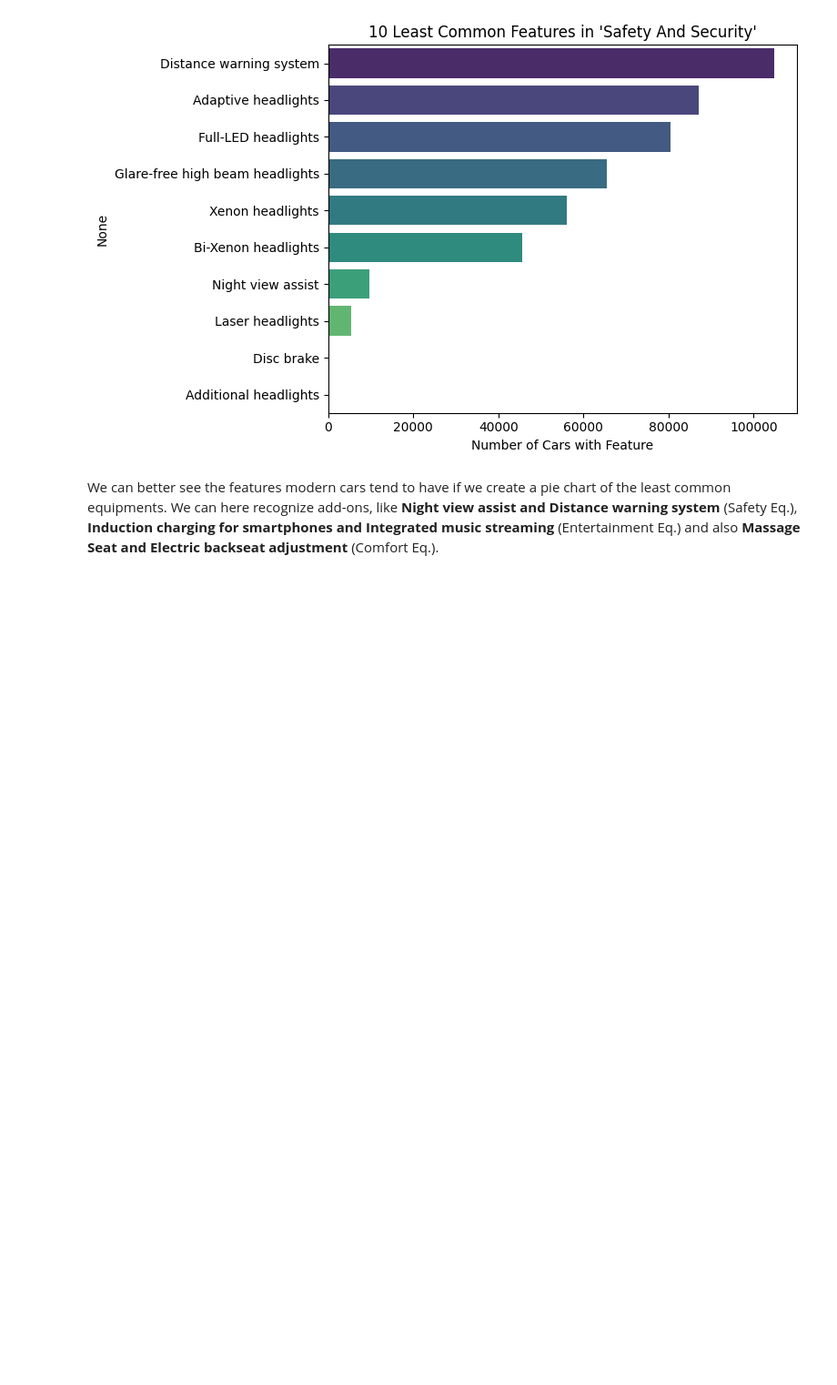
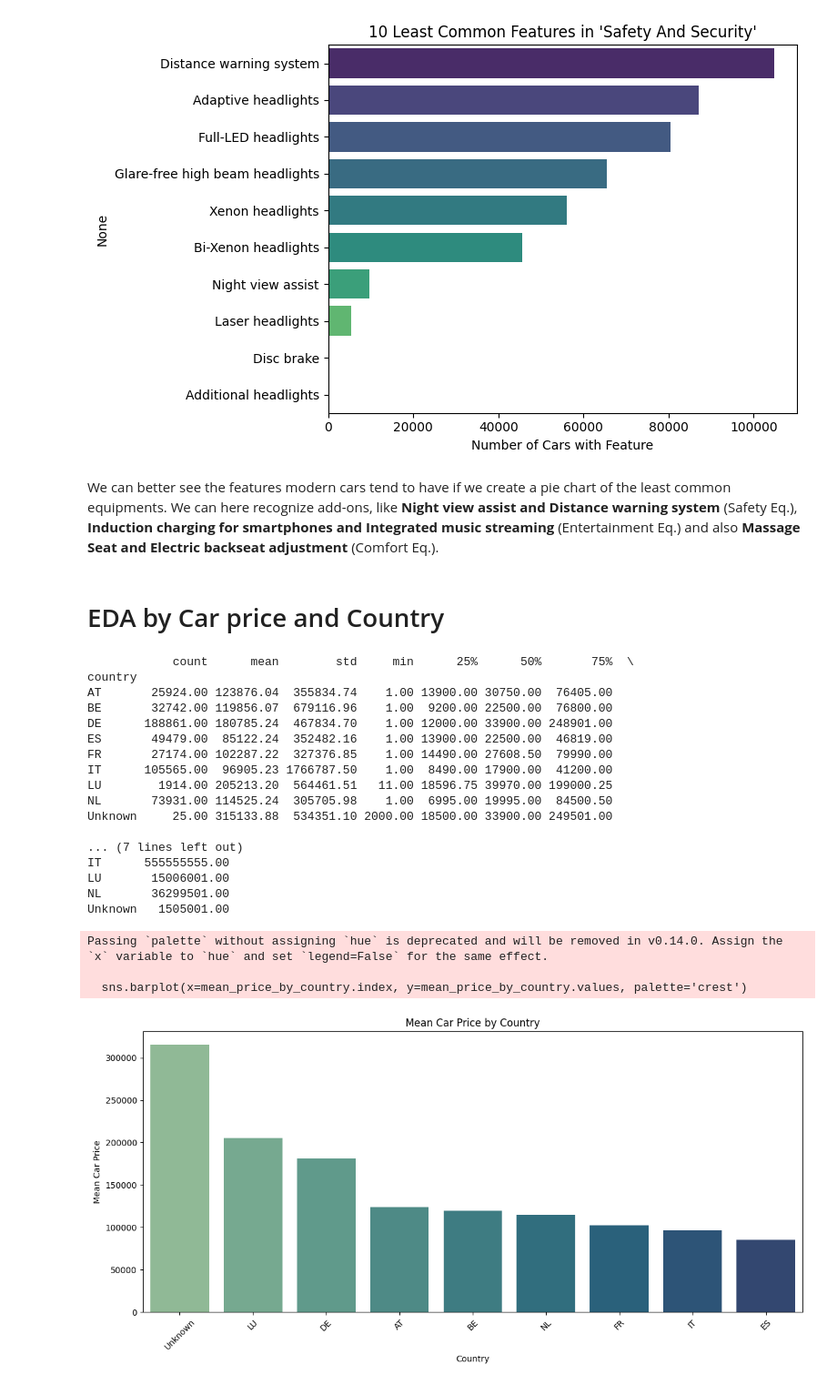
Before and after one commit to dfoddav2/SS25-capstone-project, a Jupyter notebook: exploratory.ipynb, the cells around one changed output. Shown at 91% size. Saved outputs shown, nothing was run; the diff lists cells and outputs as text; code cells hidden in the pictures; blank space fills up the shorter version.

Commit message:
EDA expanded by Country and EV exploration

```diff
--- a/exploratory.ipynb
+++ b/exploratory.ipynb
@@ -626,3 +626,48 @@ Passing `palette` without assigning `hue` is deprecated and will be removed in v
 [figure]
 # %% [markdown]
 We can better see the features modern cars tend to have if we create a pie chart of the least common equipments. We can here recognize add-ons, like **Night view assist and Distance warning system** (Safety Eq.), **Induction charging for smartphones and Integrated music streaming** (Entertainment Eq.) and also **Massage Seat and Electric backseat adjustment** (Comfort Eq.).
+# %% [markdown]
+# EDA by Car price and Country
+# %%
+# Group by location and get summary statistics for price
+df['country'] = df['location'].str.split(',').str[-1].str.strip()
+
+# Replace empty strings with 'Unknown'
+df['country'] = df['country'].replace('', 'Unknown')
+
+# Now group by country
+country_price_stats = df.groupby('country')['price'].describe()
+print(country_price_stats)
+
+mean_price_by_country = df.groupby('country')['price'].mean().sort_values(ascending=False)
+
+plt.figure(figsize=(12, 6))
+sns.barplot(x=mean_price_by_country.index, y=mean_price_by_country.values, palette='crest')
+plt.xticks(rotation=45)
+plt.ylabel('Mean Car Price')
+plt.xlabel('Country')
+plt.title('Mean Car Price by Country')
+plt.tight_layout()
+plt.show()
+# %% [output]
+            count      mean        std     min      25%      50%       75%  \
+country
+AT       25924.00 123876.04  355834.74    1.00 13900.00 30750.00  76405.00
+BE       32742.00 119856.07  679116.96    1.00  9200.00 22500.00  76800.00
+DE      188861.00 180785.24  467834.70    1.00 12000.00 33900.00 248901.00
+ES       49479.00  85122.24  352482.16    1.00 13900.00 22500.00  46819.00
+FR       27174.00 102287.22  327376.85    1.00 14490.00 27608.50  79990.00
+IT      105565.00  96905.23 1766787.50    1.00  8490.00 17900.00  41200.00
+LU        1914.00 205213.20  564461.51   11.00 18596.75 39970.00 199000.25
+NL       73931.00 114525.24  305705.98    1.00  6995.00 19995.00  84500.50
+Unknown     25.00 315133.88  534351.10 2000.00 18500.00 33900.00 249501.00
+
+... (7 lines left out)
+IT      555555555.00
+LU       15006001.00
+NL       36299501.00
+Unknown   1505001.00
+Passing `palette` without assigning `hue` is deprecated and will be removed in v0.14.0. Assign the `x` variable to `hue` and set `legend=False` for the same effect.
+
+  sns.barplot(x=mean_price_by_country.index, y=mean_price_by_country.values, palette='crest')
+[figure, added]
```
Also changed, not shown: parts of 6 cells of this notebook.
